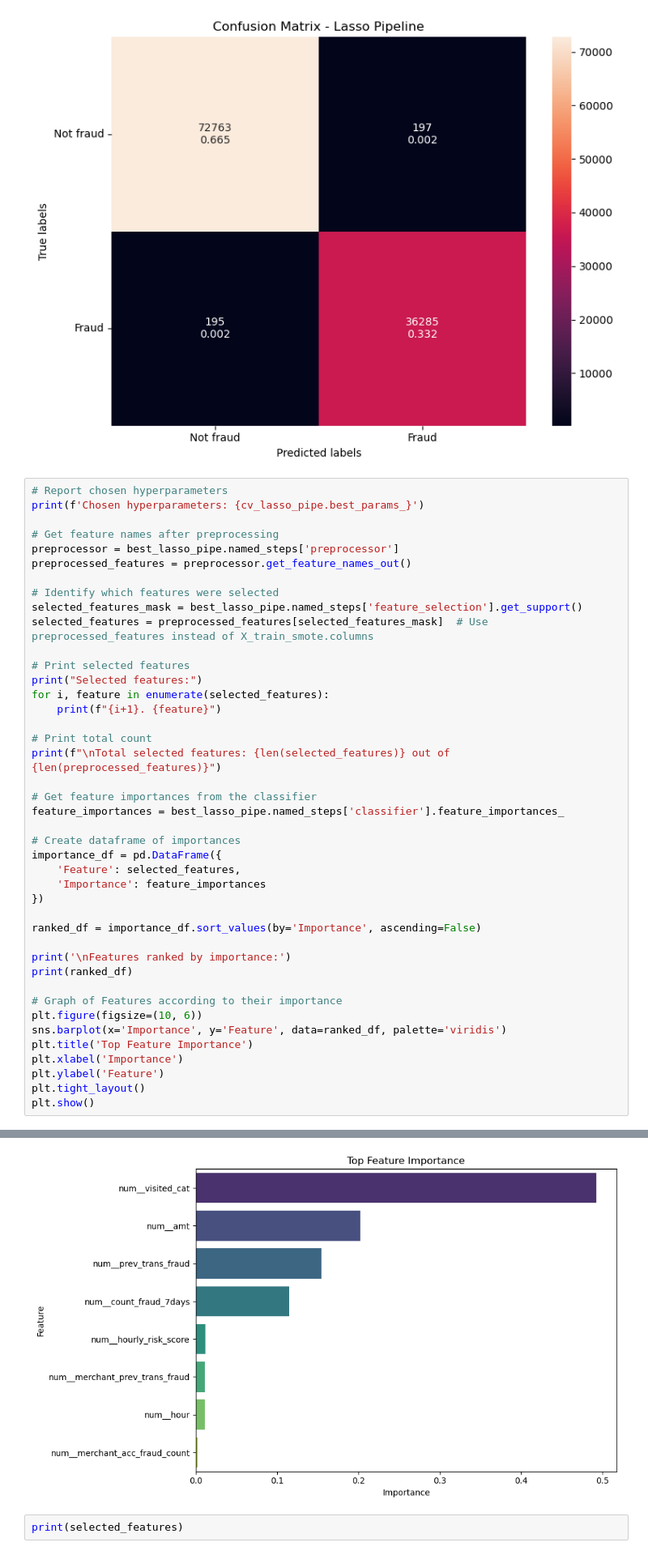
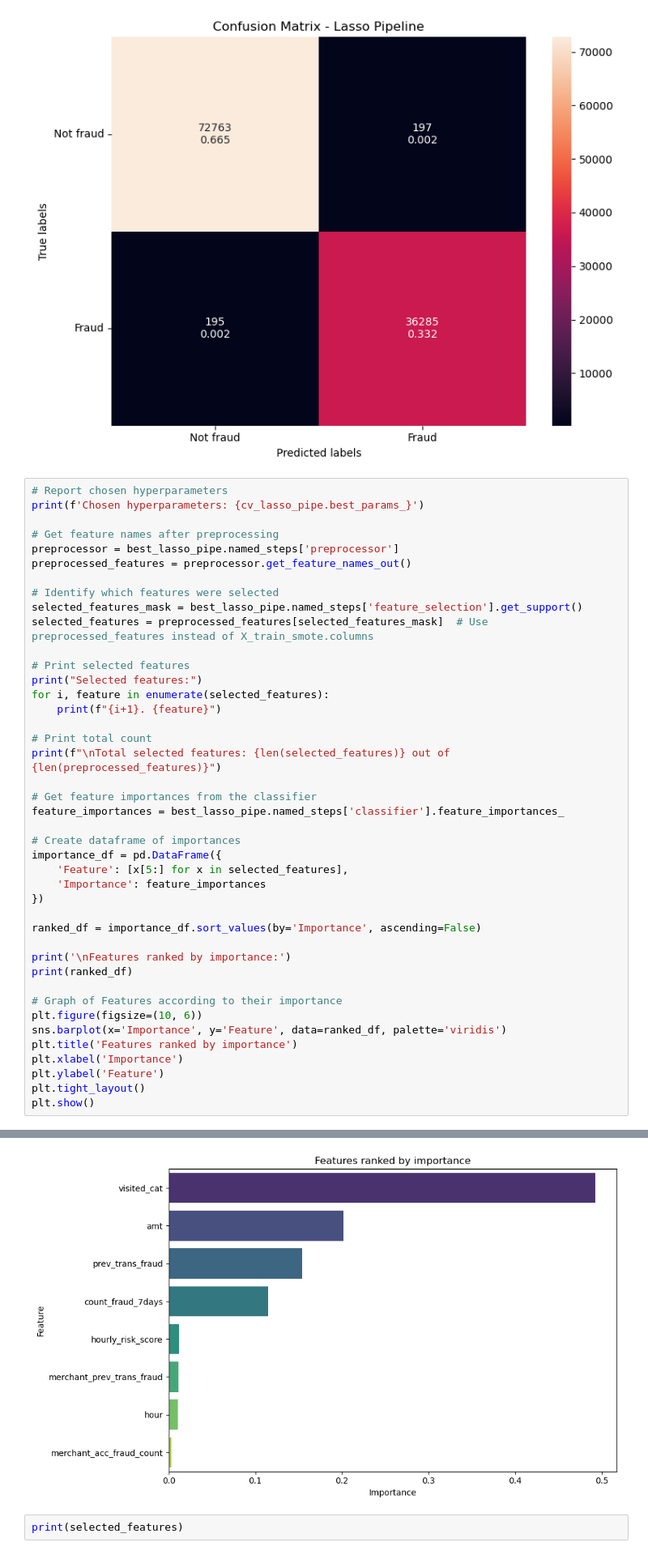
Before and after one commit to annccyn/dsa4263_project, a Jupyter notebook: Model Run with Test Data.ipynb, the cells around one changed output, grey strips where cells are left out. Shown at 81% size. Cells and saved outputs as stored; diff of their text form.

```diff
--- a/Model Run with Test Data.ipynb
+++ b/Model Run with Test Data.ipynb
@@ -181,7 +181,7 @@ feature_importances = best_lasso_pipe.named_steps['classifier'].feature_importan
 
 # Create dataframe of importances
 importance_df = pd.DataFrame({
-    'Feature': selected_features,
+    'Feature': [x[5:] for x in selected_features],
     'Importance': feature_importances
 })
 
@@ -193,7 +193,7 @@ print(ranked_df)
 # Graph of Features according to their importance
 plt.figure(figsize=(10, 6))
 sns.barplot(x='Importance', y='Feature', data=ranked_df, palette='viridis')
-plt.title('Top Feature Importance')
+plt.title('Features ranked by importance')
 plt.xlabel('Importance')
 plt.ylabel('Feature')
 plt.tight_layout()
@@ -219,4 +219,4 @@ Total selected features: 8 out of 548
-[figure, old version]
+[figure, new version]
 # %%
 print(selected_features)
 # %% [output]
```
Also changed, not shown: parts of 4 cells of this notebook.
